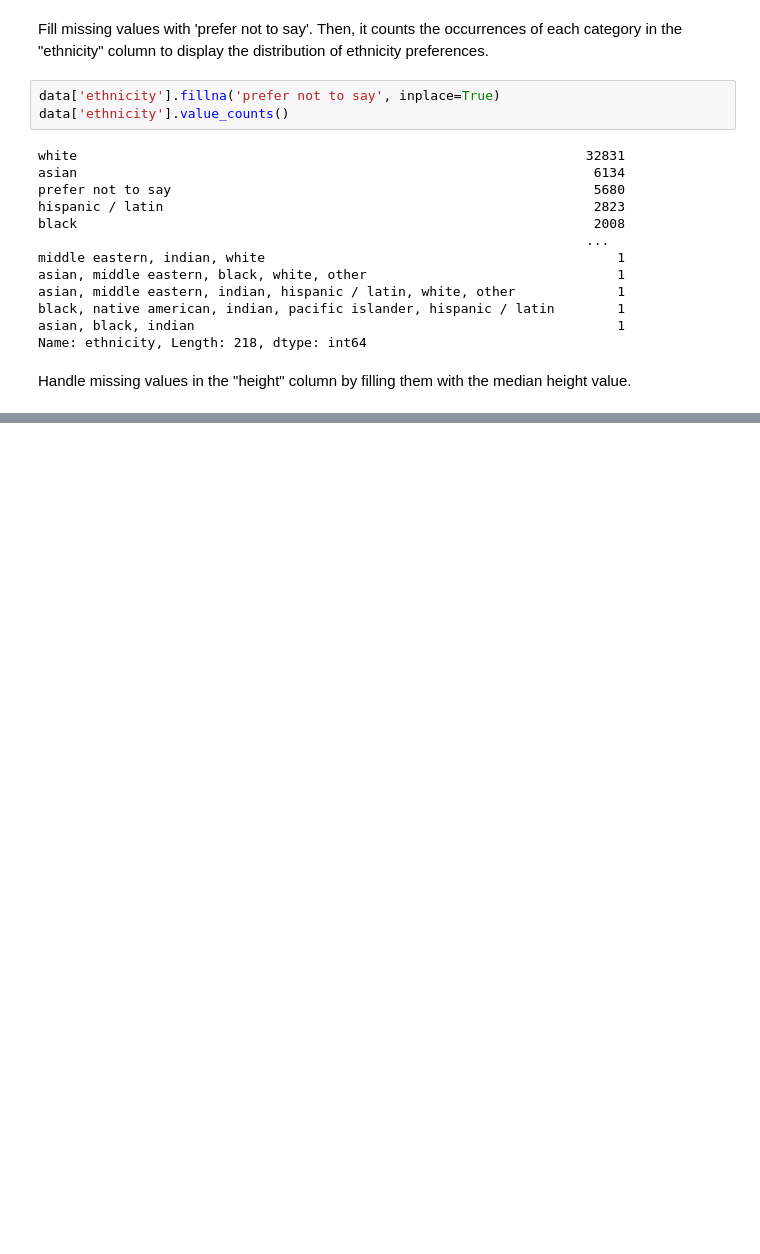
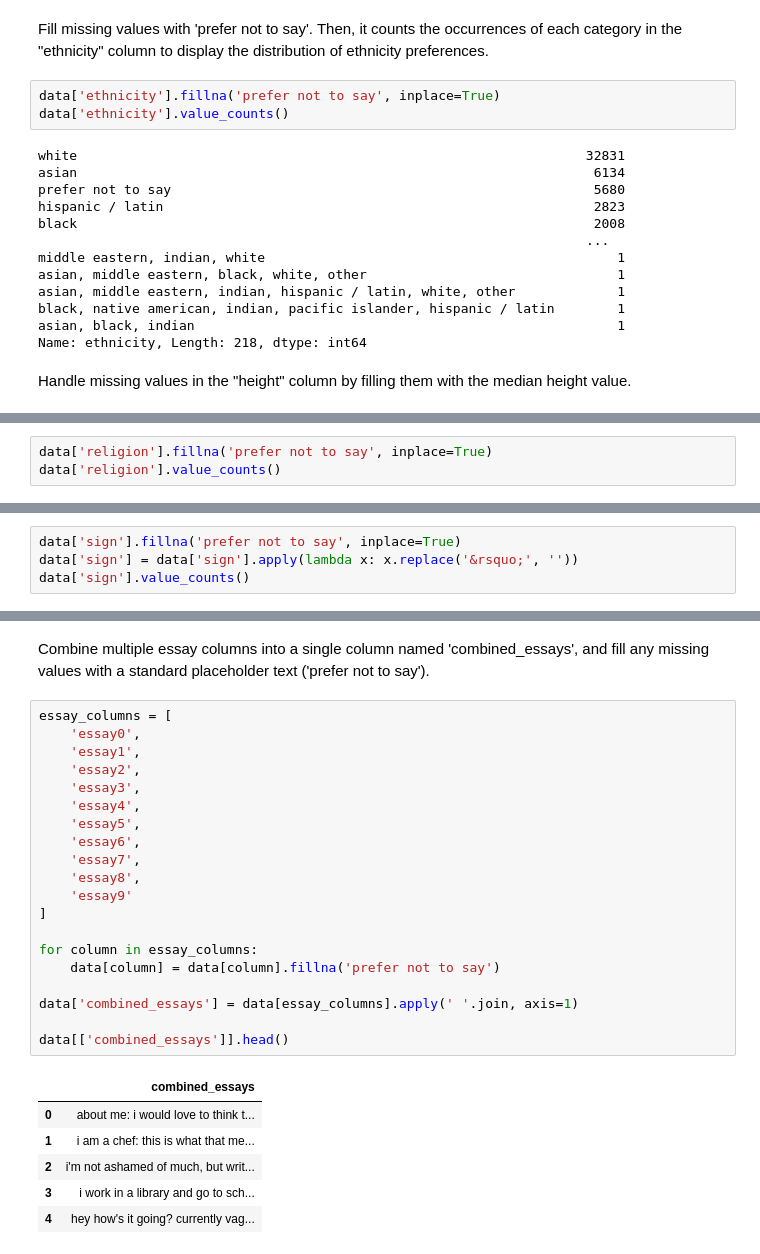
Before and after one commit to Parita2442/OkCupid-NLP-and-Recommendation-Algorithm, a Jupyter notebook: 1.ipynb, the cells around one changed output, grey strips where cells are left out. Cells and saved outputs as stored; diff of their text form; blank space fills up the shorter version.

```diff
--- a/1.ipynb
+++ b/1.ipynb
@@ -298,0 +382,3 @@ Name: ethnicity, Length: 218, dtype: int64
+# %%
+data['religion'].fillna('prefer not to say', inplace=True)
+data['religion'].value_counts()
@@ -298,0 +405,4 @@ Name: ethnicity, Length: 218, dtype: int64
+# %%
+data['sign'].fillna('prefer not to say', inplace=True)
+data['sign'] = data['sign'].apply(lambda x: x.replace('&rsquo;', ''))
+data['sign'].value_counts()
@@ -298,0 +458,29 @@ Name: ethnicity, Length: 218, dtype: int64
+# %% [markdown]
+Combine multiple essay columns into a single column named 'combined_essays', and fill any missing values with a standard placeholder text ('prefer not to say').
+# %%
+essay_columns = [
+    'essay0',
+    'essay1',
+    'essay2',
+    'essay3',
+    'essay4',
+    'essay5',
+    'essay6',
+    'essay7',
+    'essay8',
+    'essay9'
+]
+
+for column in essay_columns:
+    data[column] = data[column].fillna('prefer not to say')
+
+data['combined_essays'] = data[essay_columns].apply(' '.join, axis=1)
+
+data[['combined_essays']].head()
+# %% [output]
+|  | combined_essays |
+| 0 | about me: i would love to think t... |
+| 1 | i am a chef: this is what that me... |
+| 2 | i'm not ashamed of much, but writ... |
+| 3 | i work in a library and go to sch... |
+| 4 | hey how's it going? currently vag... |
```
Also changed, not shown: parts of 21 cells of this notebook.
